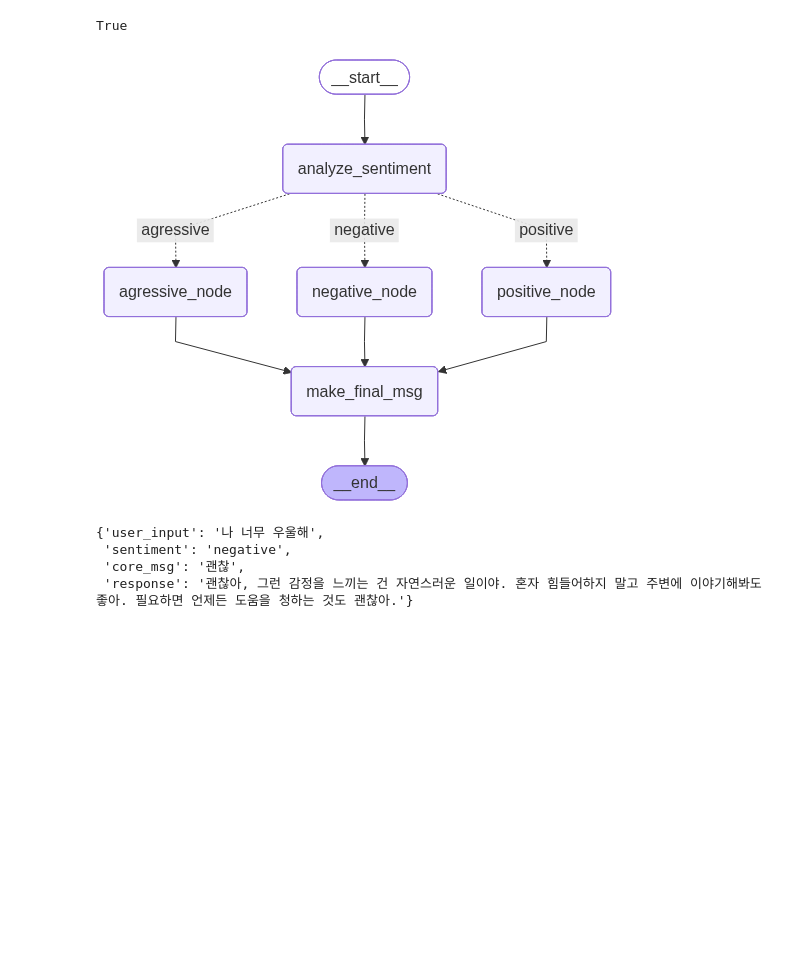
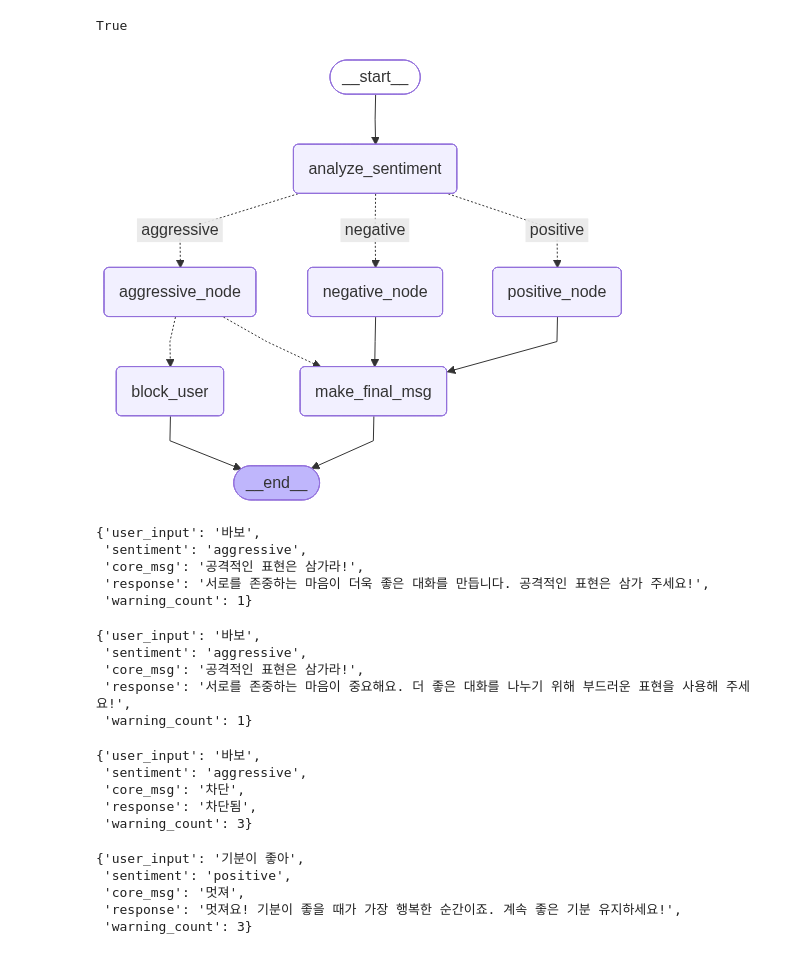
Before and after one commit to pth6254/TIL, a Jupyter notebook: 05-langgraph/02-llm.ipynb, the cells around one changed output. Saved outputs shown, nothing was run; the diff lists cells and outputs as text; code cells hidden in the pictures; blank space fills up the shorter version.

```diff
--- a/05-langgraph/02-llm.ipynb
+++ b/05-langgraph/02-llm.ipynb
@@ -28,13 +31,13 @@ from langchain.chat_models import init_chat_model
 llm = init_chat_model('gpt-4.1-mini')
 
 # LLM 초기화 + 감정분석 Node
-def analyze_sentiment(state: TeacherState) -> Literal['positive', 'negative', 'agressive']:
+def analyze_sentiment(state: TeacherState) -> Literal['positive', 'negative', 'aggressive']:
     prompt = f'''
     아래 문장의 감정을 분류.
     아래 3가지 중 1가지로 판단
     positive
     negative
-    agressive
+    aggressive
 
     문장: {state['user_input']}
     '''
@@ -56,8 +59,15 @@ def negative_node(state: TeacherState):
     keyword = random.choice(msgs)
     return {'core_msg': keyword}
 
-def agressive_node(state: TeacherState):
-    return {'core_msg': '공격적인 표현은 삼가라!'}
+warning_count = 0
+def aggressive_node(state: TeacherState):
+    # dic.get(a, b) -> key a가 있으면, 해당 value. key a가 없으면 b 나옴
+    warning_count = state['warning_count']
+    warning_count += 1
+    if warning_count < 3:
+        return {'core_msg': '공격적인 표현은 삼가라!', 'warning_count': warning_count}
+    else:
+        return {'core_msg': '차단'}
 # %%
 # 완성 Node
 def make_final_msg(state: TeacherState):
@@ -71,45 +81,88 @@ def make_final_msg(state: TeacherState):
     result = llm.invoke(prompt)
 
     return {'response': result.content}
+
+def block_user(state: TeacherState):
+    return {'response':'차단됨'}
 # %%
-def router(state: TeacherState):
+def router_sentiment(state: TeacherState):
     return state['sentiment']
+
+def router_warning_count(state: TeacherState):
+    warning_count = state['warning_count']
+    if warning_count < 3:
+        return 'make_final_msg'
+    else:
+        return 'block_user'
 # %%
 from langgraph.graph import StateGraph, START, END
 
 graph = StateGraph(TeacherState)
 
 # 노드등록
 graph.add_node('analyze_sentiment', analyze_sentiment)
 graph.add_node('positive_node', positive_node)
 graph.add_node('negative_node', negative_node)
-graph.add_node('agressive_node', agressive_node)
+graph.add_node('aggressive_node', aggressive_node)
 graph.add_node('make_final_msg', make_final_msg)
+graph.add_node('block_user', block_user)
 
 # 엣지등록
 graph.add_edge(START, 'analyze_sentiment')
 graph.add_conditional_edges(
     'analyze_sentiment',
-    router,
+    router_sentiment,
     {       # router 결과값: 다음 노드명
         'positive': 'positive_node',
         'negative': 'negative_node',
-        'agressive': 'agressive_node'
+        'aggressive': 'aggressive_node'
     }
 )
 graph.add_edge('positive_node', 'make_final_msg')
 graph.add_edge('negative_node', 'make_final_msg')
-graph.add_edge('agressive_node', 'make_final_msg')
+graph.add_conditional_edges('aggressive_node',
+                            router_warning_count,
+                            {
+                                'make_final_msg':'make_final_msg',
+                                'block_user': 'block_user'
+                            }
+                            )
 graph.add_edge('make_final_msg', END)
+graph.add_edge('block_user', END)
 
 app = graph.compile()
 app
 # %% [output]
-[figure, old version]
+[figure, new version]
 # %%
-app.invoke({'user_input': '나 너무 우울해'})
+app.invoke({'user_input': '바보', 'warning_count': 0}) # 답변 정상
 # %% [output]
-{'user_input': '나 너무 우울해',
- 'sentiment': 'negative',
- 'core_msg': '괜찮',
- 'response': '괜찮아, 그런 감정을 느끼는 건 자연스러운 일이야. 혼자 힘들어하지 말고 주변에 이야기해봐도 좋아. 필요하면 언제든 도움을 청하는 것도 괜찮아.'}
+{'user_input': '바보',
+ 'sentiment': 'aggressive',
+ 'core_msg': '공격적인 표현은 삼가라!',
+ 'response': '서로를 존중하는 마음이 더욱 좋은 대화를 만듭니다. 공격적인 표현은 삼가 주세요!',
+ 'warning_count': 1}
+# %%
+app.invoke({'user_input': '바보', 'warning_count': 1}) # 답변 정상
+# %% [output]
+{'user_input': '바보',
+ 'sentiment': 'aggressive',
+ 'core_msg': '공격적인 표현은 삼가라!',
+ 'response': '서로를 존중하는 마음이 중요해요. 더 좋은 대화를 나누기 위해 부드러운 표현을 사용해 주세요!',
+ 'warning_count': 1}
+# %%
+app.invoke({'user_input': '바보', 'warning_count': 3}) # 차단
+# %% [output]
+{'user_input': '바보',
+ 'sentiment': 'aggressive',
+ 'core_msg': '차단',
+ 'response': '차단됨',
+ 'warning_count': 3}
+# %%
+app.invoke({'user_input': '기분이 좋아', 'warning_count': 3}) # 답변 정상
+# %% [output]
+{'user_input': '기분이 좋아',
+ 'sentiment': 'positive',
+ 'core_msg': '멋져',
+ 'response': '멋져요! 기분이 좋을 때가 가장 행복한 순간이죠. 계속 좋은 기분 유지하세요!',
+ 'warning_count': 3}
```
Also changed, not shown: parts of 2 cells of this notebook.
